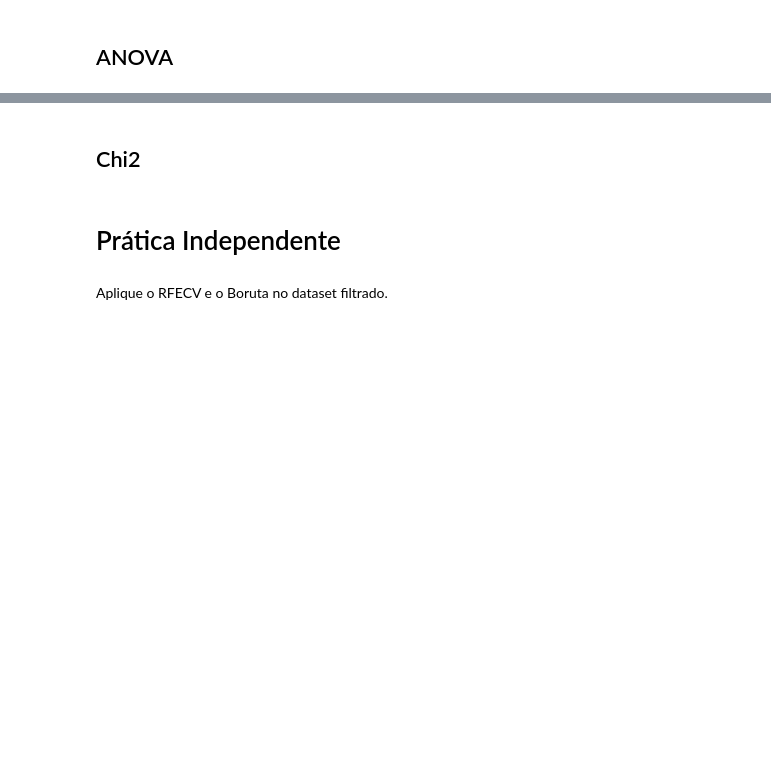
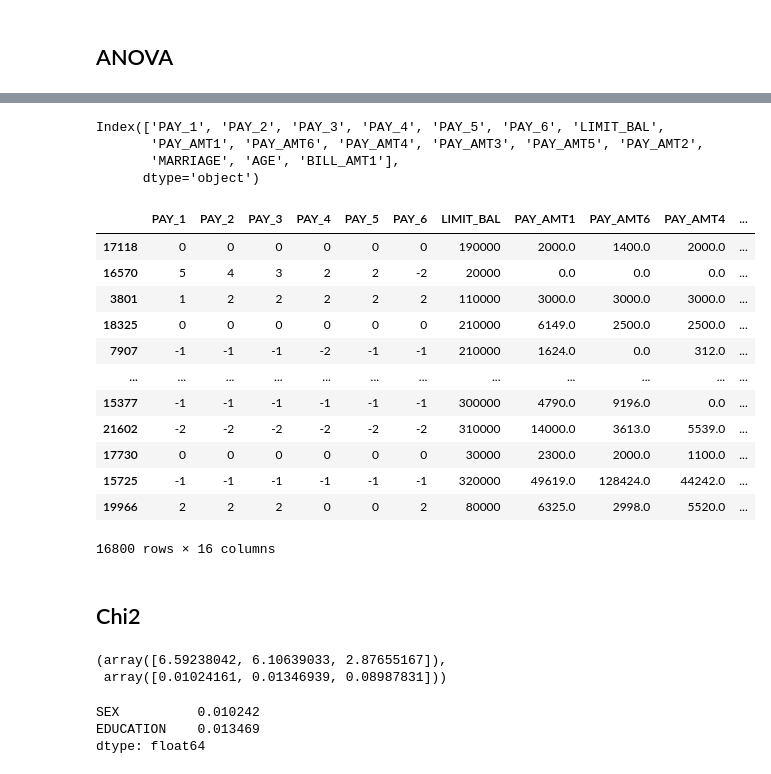
Before and after one commit to brondevitor/Python_Jorney, a Jupyter notebook: Data Preparation/Feature Selection.ipynb, the cells around one changed output, grey strips where cells are left out. Drawn from its saved outputs; the diff is of its cells as text; code cells hidden in the pictures; blank space fills up the shorter version.

```diff
--- a/Data Preparation/Feature Selection.ipynb
+++ b/Data Preparation/Feature Selection.ipynb
@@ -124,0 +171,6 @@ AS colunas com Sufixo PAY e BILL e a coluna LIMIT_BAL são numéricas. Assim, po
+# %%
+p_values_num = pd.Series(selected_anova[1])
+# %%
+p_values_num.index = X_train_num.columns
+
+p_values_num.sort_values(ascending=True , inplace=True)
@@ -125,6 +197,30 @@ AS colunas com Sufixo PAY e BILL e a coluna LIMIT_BAL são numéricas. Assim, po
+# %%
+p_values_num = p_values_num[p_values_num<0.05]
+# Selecionar apenas as variaveis diferentes de 0
+# %%
+p_values_num.index
+# %% [output]
+Index(['PAY_1', 'PAY_2', 'PAY_3', 'PAY_4', 'PAY_5', 'PAY_6', 'LIMIT_BAL',
+       'PAY_AMT1', 'PAY_AMT6', 'PAY_AMT4', 'PAY_AMT3', 'PAY_AMT5', 'PAY_AMT2',
+       'MARRIAGE', 'AGE', 'BILL_AMT1'],
+      dtype='object')
+# %%
+X_train_num_anova = X_train_num.loc[: , p_values_num.index]
+# %%
+X_train_num_anova
+# %% [output]
+|  | PAY_1 | PAY_2 | PAY_3 | PAY_4 | PAY_5 | PAY_6 | LIMIT_BAL | PAY_AMT1 | PAY_AMT6 | PAY_AMT4 | ... |
+| 17118 | 0 | 0 | 0 | 0 | 0 | 0 | 190000 | 2000.0 | 1400.0 | 2000.0 | ... |
+| 16570 | 5 | 4 | 3 | 2 | 2 | -2 | 20000 | 0.0 | 0.0 | 0.0 | ... |
+| 3801 | 1 | 2 | 2 | 2 | 2 | 2 | 110000 | 3000.0 | 3000.0 | 3000.0 | ... |
+| 18325 | 0 | 0 | 0 | 0 | 0 | 0 | 210000 | 6149.0 | 2500.0 | 2500.0 | ... |
+| 7907 | -1 | -1 | -1 | -2 | -1 | -1 | 210000 | 1624.0 | 0.0 | 312.0 | ... |
+| ... | ... | ... | ... | ... | ... | ... | ... | ... | ... | ... | ... |
+| 15377 | -1 | -1 | -1 | -1 | -1 | -1 | 300000 | 4790.0 | 9196.0 | 0.0 | ... |
+| 21602 | -2 | -2 | -2 | -2 | -2 | -2 | 310000 | 14000.0 | 3613.0 | 5539.0 | ... |
+| 17730 | 0 | 0 | 0 | 0 | 0 | 0 | 30000 | 2300.0 | 2000.0 | 1100.0 | ... |
+| 15725 | -1 | -1 | -1 | -1 | -1 | -1 | 320000 | 49619.0 | 128424.0 | 44242.0 | ... |
+| 19966 | 2 | 2 | 2 | 0 | 0 | 2 | 80000 | 6325.0 | 2998.0 | 5520.0 | ... |
+16800 rows × 16 columns
 # %% [markdown]
 ## Chi2
-# %% [markdown]
-# Prática Independente
-# %% [markdown]
-Aplique o RFECV e o Boruta no dataset filtrado.
@@ -130,0 +229,5 @@ Aplique o RFECV e o Boruta no dataset filtrado.
+# %%
+selected_chi2
+# %% [output]
+(array([6.59238042, 6.10639033, 2.87655167]),
+ array([0.01024161, 0.01346939, 0.08987831]))
@@ -130,0 +242,6 @@ Aplique o RFECV e o Boruta no dataset filtrado.
+# %%
+p_values_cat
+# %% [output]
+SEX          0.010242
+EDUCATION    0.013469
+dtype: float64
```
Also changed, not shown: parts of 16 cells of this notebook.
